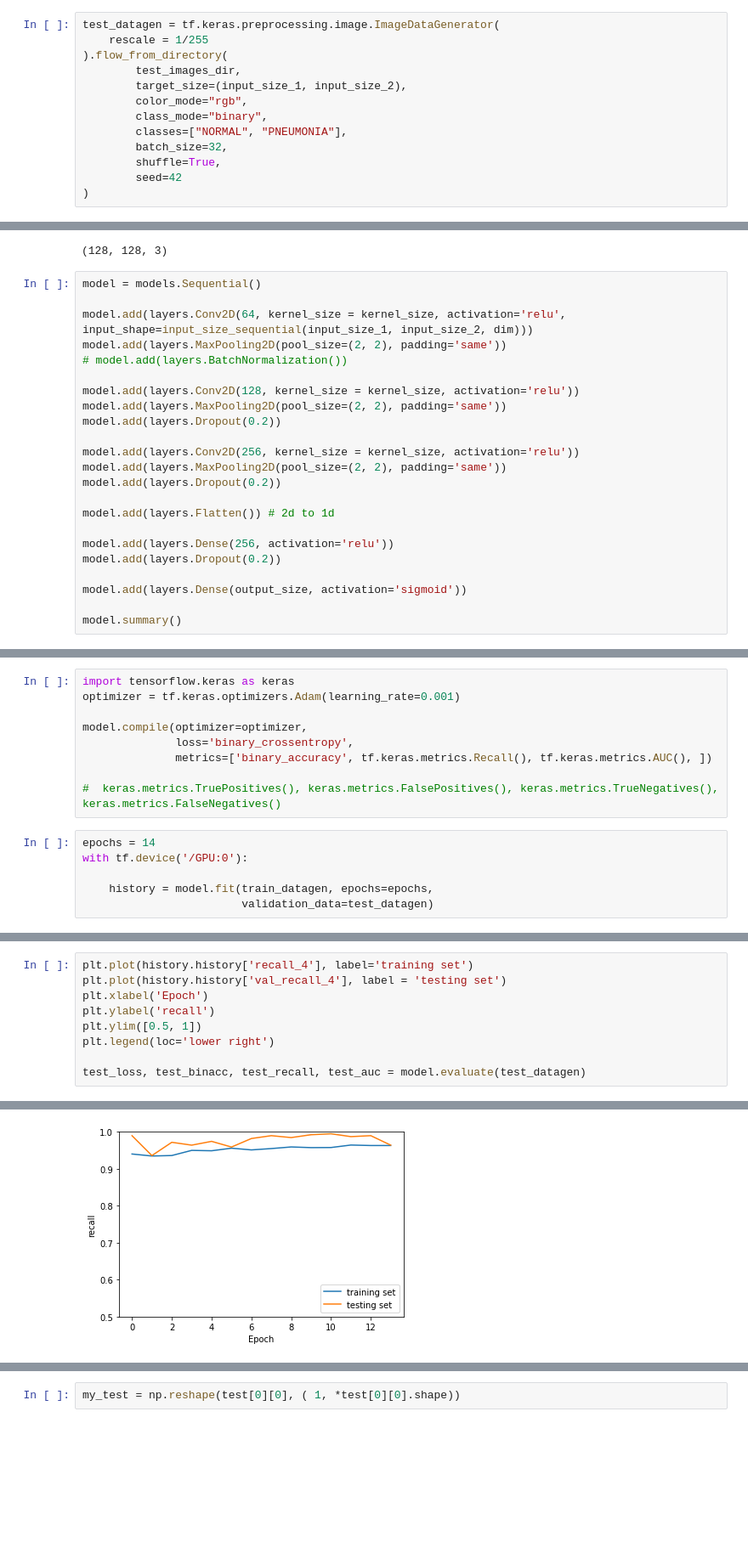
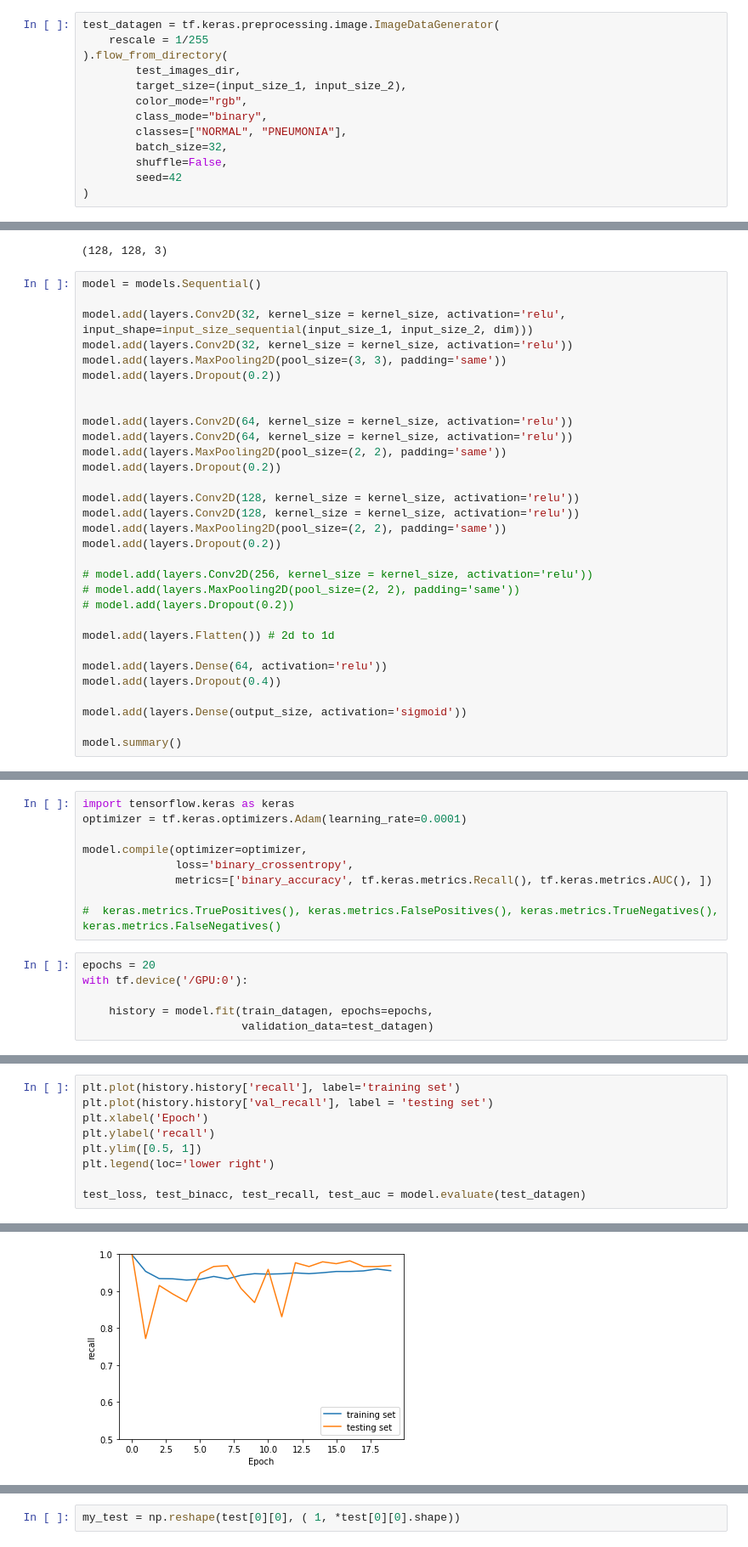
Before and after one commit to leersmathieu/pneumonia-detector, a Jupyter notebook: pneumonia_modeling.ipynb, the cells around one changed output, grey strips where cells are left out. Shown: that part at 85% size. Saved outputs shown, nothing was run; the diff lists cells and outputs as text; blank space fills up the shorter version.

```diff
--- a/pneumonia_modeling.ipynb
+++ b/pneumonia_modeling.ipynb
@@ -97,7 +97,7 @@ test_datagen = tf.keras.preprocessing.image.ImageDataGenerator(
         class_mode="binary",
         classes=["NORMAL", "PNEUMONIA"],
         batch_size=32,
-        shuffle=True,
+        shuffle=False,
         seed=42
 )
 # %% [output]
@@ -134,22 +134,30 @@ input_size_sequential(input_size_1, input_size_2, dim)
 # %%
 model = models.Sequential()
 
-model.add(layers.Conv2D(64, kernel_size = kernel_size, activation='relu', input_shape=input_size_sequential(input_size_1, input_size_2, dim)))
+model.add(layers.Conv2D(32, kernel_size = kernel_size, activation='relu', input_shape=input_size_sequential(input_size_1, input_size_2, dim)))
+model.add(layers.Conv2D(32, kernel_size = kernel_size, activation='relu'))
+model.add(layers.MaxPooling2D(pool_size=(3, 3), padding='same'))
+model.add(layers.Dropout(0.2))
+
+
+model.add(layers.Conv2D(64, kernel_size = kernel_size, activation='relu'))
+model.add(layers.Conv2D(64, kernel_size = kernel_size, activation='relu'))
 model.add(layers.MaxPooling2D(pool_size=(2, 2), padding='same'))
-# model.add(layers.BatchNormalization())
+model.add(layers.Dropout(0.2))
 
+model.add(layers.Conv2D(128, kernel_size = kernel_size, activation='relu'))
 model.add(layers.Conv2D(128, kernel_size = kernel_size, activation='relu'))
 model.add(layers.MaxPooling2D(pool_size=(2, 2), padding='same'))
 model.add(layers.Dropout(0.2))
 
-model.add(layers.Conv2D(256, kernel_size = kernel_size, activation='relu'))
-model.add(layers.MaxPooling2D(pool_size=(2, 2), padding='same'))
-model.add(layers.Dropout(0.2))
+# model.add(layers.Conv2D(256, kernel_size = kernel_size, activation='relu'))
+# model.add(layers.MaxPooling2D(pool_size=(2, 2), padding='same'))
+# model.add(layers.Dropout(0.2))
 
 model.add(layers.Flatten()) # 2d to 1d
 
-model.add(layers.Dense(256, activation='relu'))
-model.add(layers.Dropout(0.2))
+model.add(layers.Dense(64, activation='relu'))
+model.add(layers.Dropout(0.4))
 
 model.add(layers.Dense(output_size, activation='sigmoid'))
 
@@ -174,7 +182,7 @@ Non-trainable params: 0
 _________________________________________________________________
 # %%
 import tensorflow.keras as keras
-optimizer = tf.keras.optimizers.Adam(learning_rate=0.001)
+optimizer = tf.keras.optimizers.Adam(learning_rate=0.0001)
 
 model.compile(optimizer=optimizer,
               loss='binary_crossentropy',
@@ -182,7 +190,7 @@ model.compile(optimizer=optimizer,
 
 #  keras.metrics.TruePositives(), keras.metrics.FalsePositives(), keras.metrics.TrueNegatives(), keras.metrics.FalseNegatives()
 # %%
-epochs = 14
+epochs = 20
 with tf.device('/GPU:0'):
 
     history = model.fit(train_datagen, epochs=epochs,
@@ -220,6 +228,6 @@ test_loss, test_binacc, test_recall, test_auc = model.evaluate(test_datagen)
 # %%
-plt.plot(history.history['recall_4'], label='training set')
-plt.plot(history.history['val_recall_4'], label = 'testing set')
+plt.plot(history.history['recall'], label='training set')
+plt.plot(history.history['val_recall'], label = 'testing set')
 plt.xlabel('Epoch')
 plt.ylabel('recall')
 plt.ylim([0.5, 1])
@@ -231,2 +239,2 @@ test_loss, test_binacc, test_recall, test_auc = model.evaluate(test_datagen)
-[figure, old version]
+[figure, new version]
 # %%
```
Also changed, not shown: parts of 18 cells of this notebook, 8 other files.
